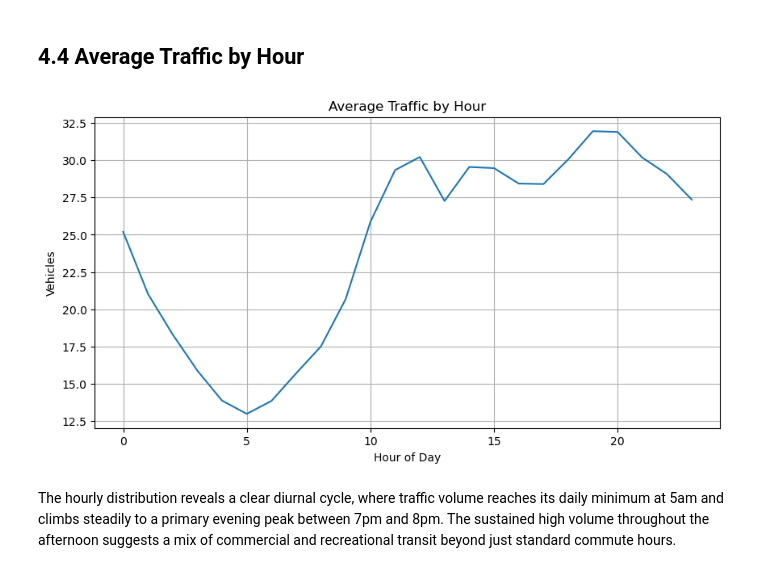
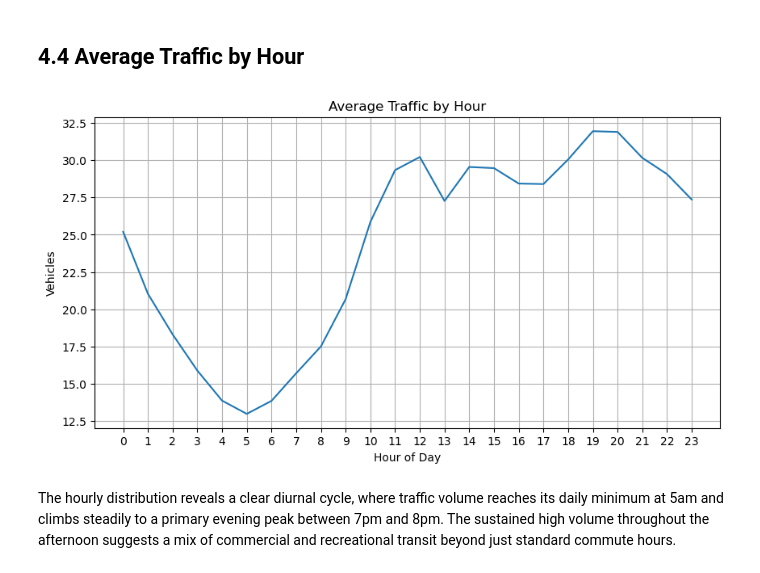
Before and after one commit to DevonKawaguchi/ENGR1330-Final-Project, a Jupyter notebook: Traffic Volume Predictor Project.ipynb, the cells around one changed output. Saved outputs shown, nothing was run; the diff lists cells and outputs as text; code cells hidden in the pictures.

```diff
--- a/Traffic Volume Predictor Project.ipynb
+++ b/Traffic Volume Predictor Project.ipynb
@@ -166,16 +169,17 @@ This boxplot reveals that while Junction 1 serves as the primary high-traffic ar
 # %%
 #Average Traffic By Hour
 hourly = df.groupby("Hour")["Vehicles"].mean()
 
 plt.figure(figsize=(10,5))
 plt.plot(hourly.index, hourly.values)
 plt.title("Average Traffic by Hour")
 plt.xlabel("Hour of Day")
 plt.ylabel("Vehicles")
+plt.xticks(range(24))
 plt.grid()
 plt.show()
 # %% [output]
-[figure, old version]
+[figure, new version]
 # %% [markdown]
 The hourly distribution reveals a clear diurnal cycle, where traffic volume reaches its daily minimum at 5am and climbs steadily to a primary evening peak between 7pm and 8pm. The sustained high volume throughout the afternoon suggests a mix of commercial and recreational transit beyond just standard commute hours.
 # %% [markdown]
```
Also changed, not shown: parts of 12 cells of this notebook.
